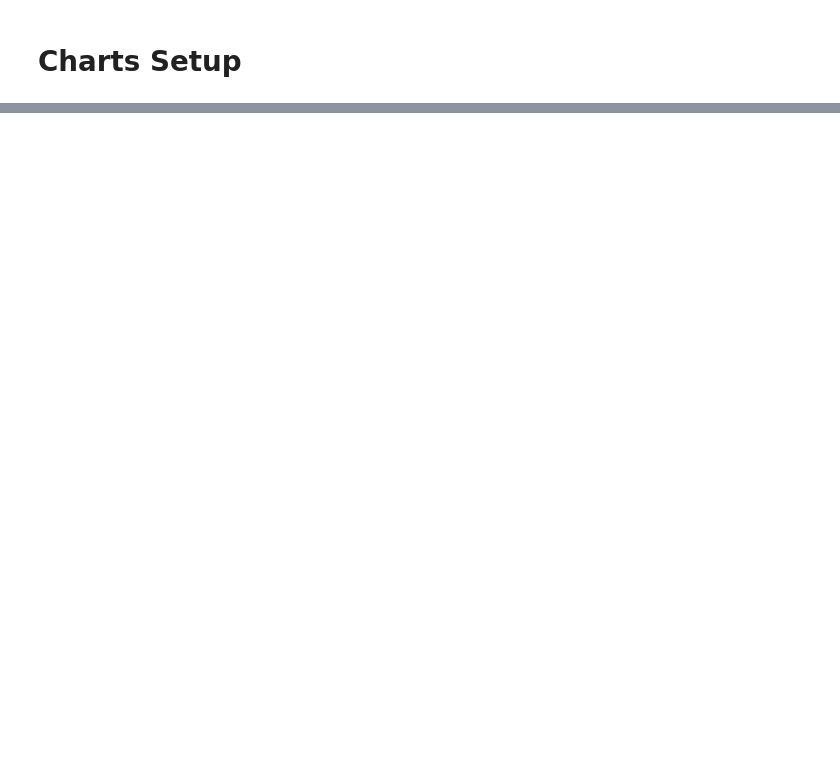
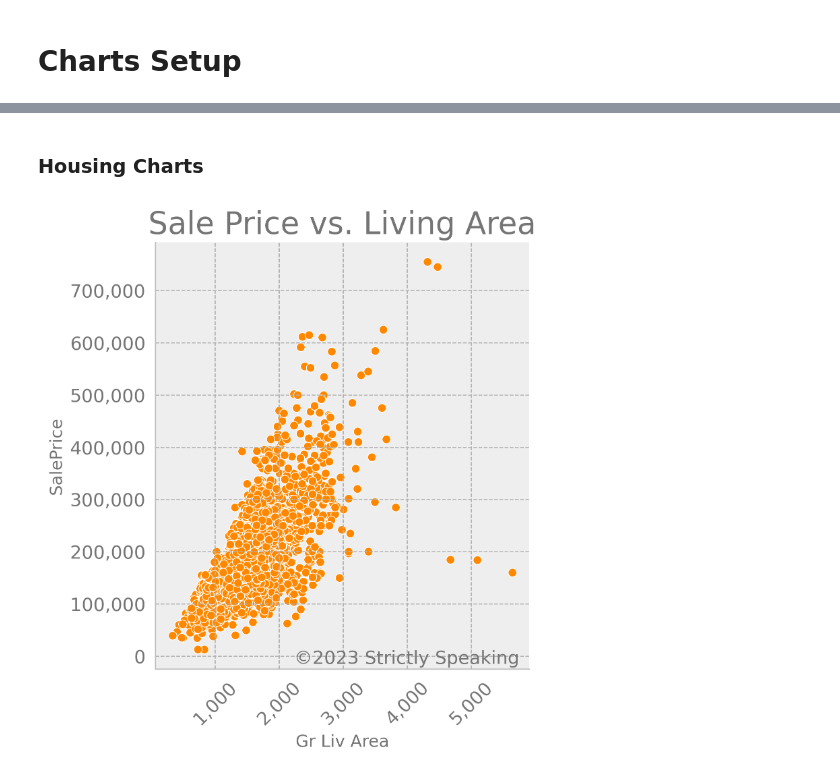
Before and after one commit to awault/StrictlySpeaking, a Jupyter notebook: docs/Blog/template_charts.ipynb, the cells around one changed output, grey strips where cells are left out. Cells and saved outputs as stored; diff of their text form; code cells hidden in the pictures; blank space fills up the shorter version.

```diff
--- a/docs/Blog/template_charts.ipynb
+++ b/docs/Blog/template_charts.ipynb
@@ -44,0 +102,3 @@ None
+# %%
+housing = pd.read_csv("../../data/housing.csv")
+print(housing.head(3))
@@ -44,0 +183,17 @@ None
+# %% [markdown]
+### Housing Charts
+# %%
+sns.relplot(data=housing, x = "Gr Liv Area", y = "SalePrice")
+plt.title("Sale Price vs. Living Area")
+ax = plt.gca() # Get Current Axis
+formatter = ticker.StrMethodFormatter("{x:,.0f}")
+ax.yaxis.set_major_formatter(formatter)
+ax.xaxis.set_major_formatter(formatter)
+plt.xticks(rotation=45)
+# Watermark
+plt.figtext(x=0.95, y=0.13, s="©2023 Strictly Speaking", color='#757575',
+fontsize=13, weight='ultralight', ha='right', va='bottom',
+transform=plt.gcf().transFigure)
+plt.show()
+# %% [output]
+[figure, added]
```
Also changed, not shown: parts of 22 cells of this notebook, 1 other file.
